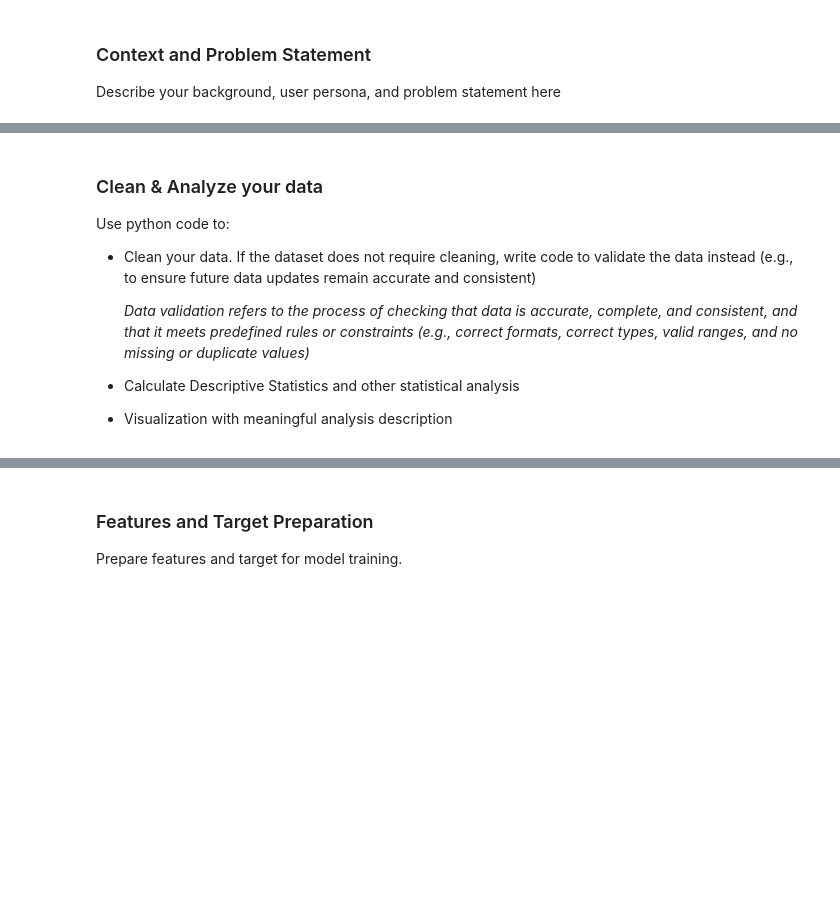
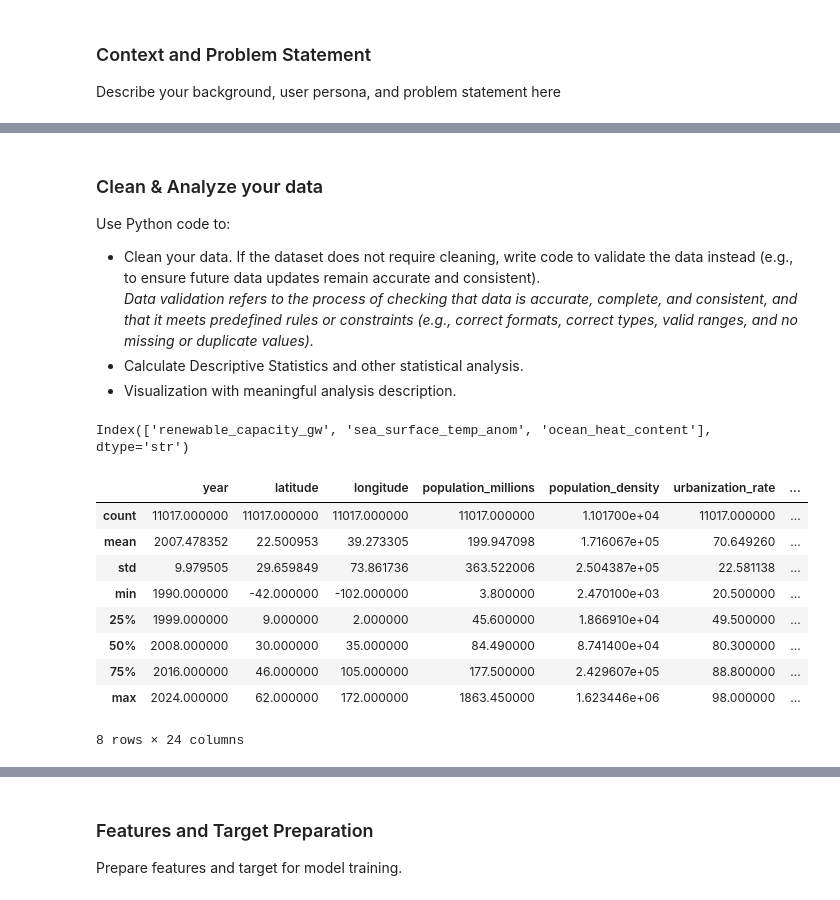
Before and after one commit to jaredliw/dtp3, a Jupyter notebook: model.ipynb, the cells around one changed output, grey strips where cells are left out. Saved outputs shown, nothing was run; the diff lists cells and outputs as text; code cells hidden in the pictures; blank space fills up the shorter version.

```diff
--- a/model.ipynb
+++ b/model.ipynb
@@ -33,8 +84,8 @@ Describe your background, user persona, and problem statement here
 # %% [markdown]
 ### Clean & Analyze your data
-Use python code to:
-- Clean your data. If the dataset does not require cleaning, write code to validate the data instead (e.g., to ensure future data updates remain accurate and consistent)
 
-    *Data validation refers to the process of checking that data is accurate, complete, and consistent, and that it meets predefined rules or constraints (e.g., correct formats, correct types, valid ranges, and no missing or duplicate values)*
-- Calculate Descriptive Statistics and other statistical analysis
-- Visualization with meaningful analysis description
+Use Python code to:
+- Clean your data. If the dataset does not require cleaning, write code to validate the data instead (e.g., to ensure future data updates remain accurate and consistent).\
+    *Data validation refers to the process of checking that data is accurate, complete, and consistent, and that it meets predefined rules or constraints (e.g., correct formats, correct types, valid ranges, and no missing or duplicate values).*
+- Calculate Descriptive Statistics and other statistical analysis.
+- Visualization with meaningful analysis description.
@@ -46,0 +92,18 @@ Use python code to:
+# %%
+df.columns[df.isna().any()]
+# %% [output]
+Index(['renewable_capacity_gw', 'sea_surface_temp_anom', 'ocean_heat_content'], dtype='str')
+# %%
+df_cleaned = df.dropna()
+df_cleaned.describe()
+# %% [output]
+|  | year | latitude | longitude | population_millions | population_density | urbanization_rate | ... |
+| count | 11017.000000 | 11017.000000 | 11017.000000 | 11017.000000 | 1.101700e+04 | 11017.000000 | ... |
+| mean | 2007.478352 | 22.500953 | 39.273305 | 199.947098 | 1.716067e+05 | 70.649260 | ... |
+| std | 9.979505 | 29.659849 | 73.861736 | 363.522006 | 2.504387e+05 | 22.581138 | ... |
+| min | 1990.000000 | -42.000000 | -102.000000 | 3.800000 | 2.470100e+03 | 20.500000 | ... |
+| 25% | 1999.000000 | 9.000000 | 2.000000 | 45.600000 | 1.866910e+04 | 49.500000 | ... |
+| 50% | 2008.000000 | 30.000000 | 35.000000 | 84.490000 | 8.741400e+04 | 80.300000 | ... |
+| 75% | 2016.000000 | 46.000000 | 105.000000 | 177.500000 | 2.429607e+05 | 88.800000 | ... |
+| max | 2024.000000 | 62.000000 | 172.000000 | 1863.450000 | 1.623446e+06 | 98.000000 | ... |
+8 rows × 24 columns
```
Also changed, not shown: parts of 27 cells of this notebook.
